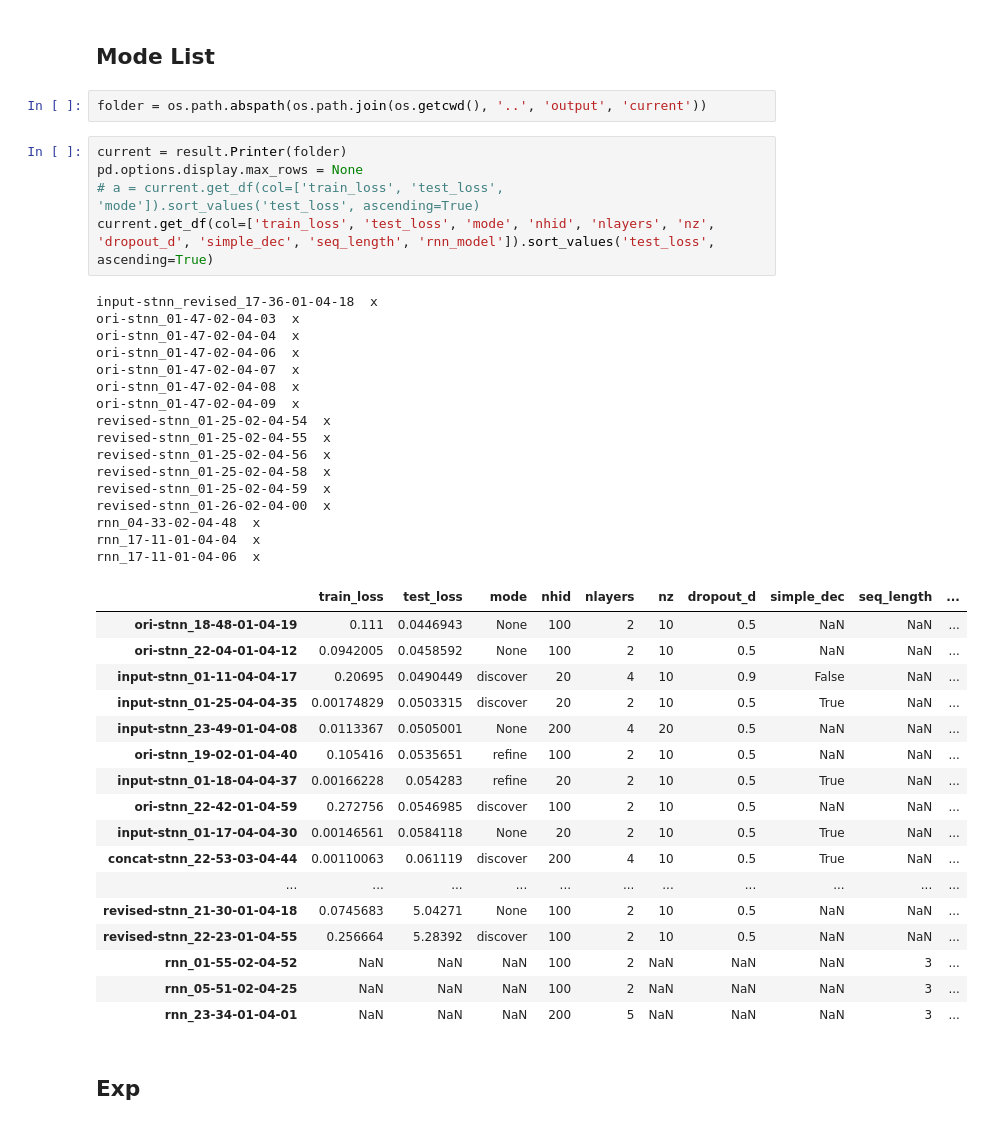
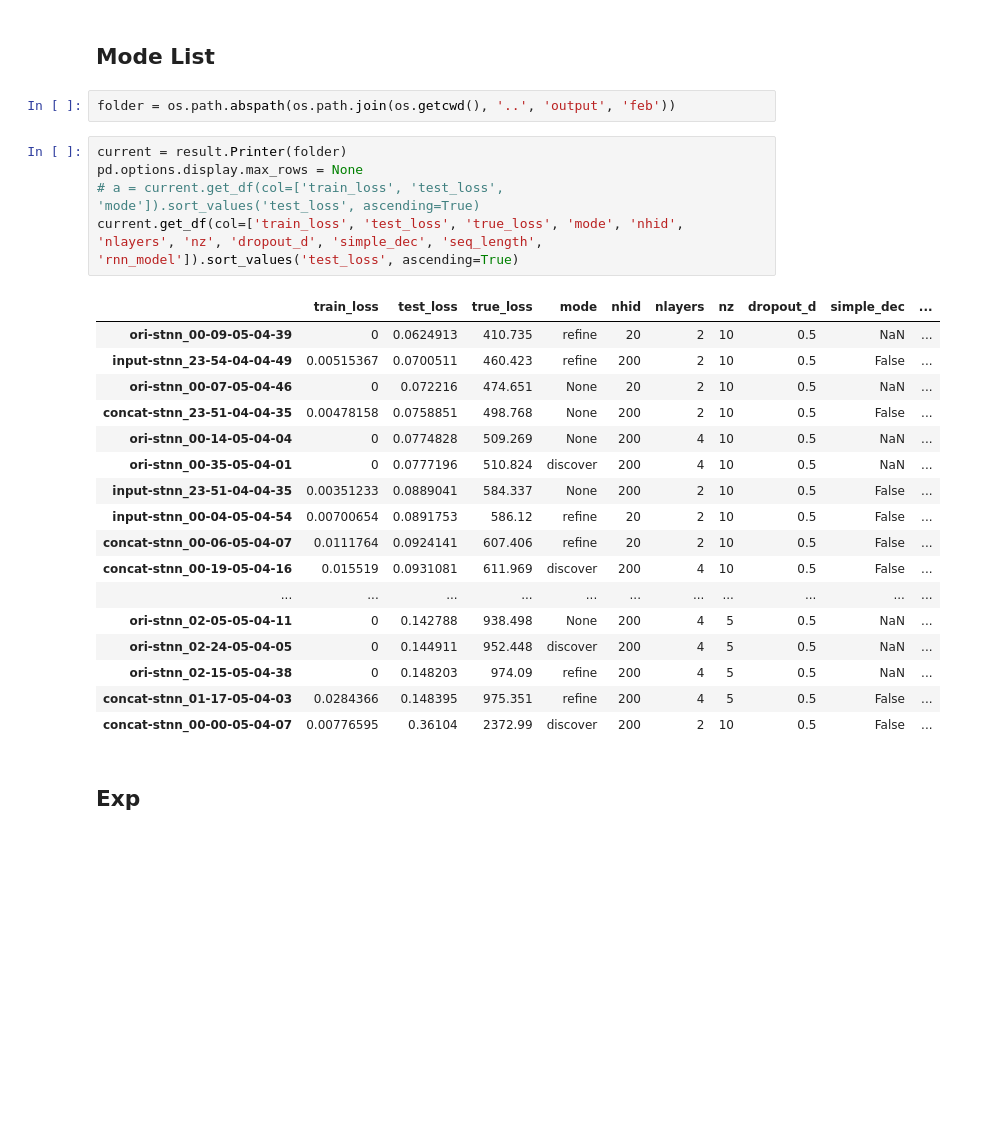
Before and after one commit to wtding1998/RNN_nCov, a Jupyter notebook: disease_analysis.ipynb, the cells around one changed output. Cells and saved outputs as stored; diff of their text form; blank space fills up the shorter version.

```diff
--- a/disease_analysis.ipynb
+++ b/disease_analysis.ipynb
@@ -35,46 +35,30 @@ plt.colorbar()
 # %% [markdown]
 ## Mode List
 # %%
-folder = os.path.abspath(os.path.join(os.getcwd(), '..', 'output', 'current'))
+folder = os.path.abspath(os.path.join(os.getcwd(), '..', 'output', 'feb'))
 # %%
 current = result.Printer(folder)
 pd.options.display.max_rows = None
 # a = current.get_df(col=['train_loss', 'test_loss', 'mode']).sort_values('test_loss', ascending=True)
-current.get_df(col=['train_loss', 'test_loss', 'mode', 'nhid', 'nlayers', 'nz', 'dropout_d', 'simple_dec', 'seq_length', 'rnn_model']).sort_values('test_loss', ascending=True)
+current.get_df(col=['train_loss', 'test_loss', 'true_loss', 'mode', 'nhid', 'nlayers', 'nz', 'dropout_d', 'simple_dec', 'seq_length', 'rnn_model']).sort_values('test_loss', ascending=True)
 # %% [output]
-input-stnn_revised_17-36-01-04-18  x
-ori-stnn_01-47-02-04-03  x
-ori-stnn_01-47-02-04-04  x
-ori-stnn_01-47-02-04-06  x
-ori-stnn_01-47-02-04-07  x
-ori-stnn_01-47-02-04-08  x
-ori-stnn_01-47-02-04-09  x
-revised-stnn_01-25-02-04-54  x
-revised-stnn_01-25-02-04-55  x
-revised-stnn_01-25-02-04-56  x
-revised-stnn_01-25-02-04-58  x
-revised-stnn_01-25-02-04-59  x
-revised-stnn_01-26-02-04-00  x
-rnn_04-33-02-04-48  x
-rnn_17-11-01-04-04  x
-rnn_17-11-01-04-06  x
-|  | train_loss | test_loss | mode | nhid | nlayers | nz | dropout_d | simple_dec | seq_length | ... |
-| ori-stnn_18-48-01-04-19 | 0.111 | 0.0446943 | None | 100 | 2 | 10 | 0.5 | NaN | NaN | ... |
-| ori-stnn_22-04-01-04-12 | 0.0942005 | 0.0458592 | None | 100 | 2 | 10 | 0.5 | NaN | NaN | ... |
-| input-stnn_01-11-04-04-17 | 0.20695 | 0.0490449 | discover | 20 | 4 | 10 | 0.9 | False | NaN | ... |
-| input-stnn_01-25-04-04-35 | 0.00174829 | 0.0503315 | discover | 20 | 2 | 10 | 0.5 | True | NaN | ... |
-| input-stnn_23-49-01-04-08 | 0.0113367 | 0.0505001 | None | 200 | 4 | 20 | 0.5 | NaN | NaN | ... |
-| ori-stnn_19-02-01-04-40 | 0.105416 | 0.0535651 | refine | 100 | 2 | 10 | 0.5 | NaN | NaN | ... |
-| input-stnn_01-18-04-04-37 | 0.00166228 | 0.054283 | refine | 20 | 2 | 10 | 0.5 | True | NaN | ... |
-| ori-stnn_22-42-01-04-59 | 0.272756 | 0.0546985 | discover | 100 | 2 | 10 | 0.5 | NaN | NaN | ... |
-| input-stnn_01-17-04-04-30 | 0.00146561 | 0.0584118 | None | 20 | 2 | 10 | 0.5 | True | NaN | ... |
-| concat-stnn_22-53-03-04-44 | 0.00110063 | 0.061119 | discover | 200 | 4 | 10 | 0.5 | True | NaN | ... |
+|  | train_loss | test_loss | true_loss | mode | nhid | nlayers | nz | dropout_d | simple_dec | ... |
+| ori-stnn_00-09-05-04-39 | 0 | 0.0624913 | 410.735 | refine | 20 | 2 | 10 | 0.5 | NaN | ... |
+| input-stnn_23-54-04-04-49 | 0.00515367 | 0.0700511 | 460.423 | refine | 200 | 2 | 10 | 0.5 | False | ... |
+| ori-stnn_00-07-05-04-46 | 0 | 0.072216 | 474.651 | None | 20 | 2 | 10 | 0.5 | NaN | ... |
+| concat-stnn_23-51-04-04-35 | 0.00478158 | 0.0758851 | 498.768 | None | 200 | 2 | 10 | 0.5 | False | ... |
+| ori-stnn_00-14-05-04-04 | 0 | 0.0774828 | 509.269 | None | 200 | 4 | 10 | 0.5 | NaN | ... |
+| ori-stnn_00-35-05-04-01 | 0 | 0.0777196 | 510.824 | discover | 200 | 4 | 10 | 0.5 | NaN | ... |
+| input-stnn_23-51-04-04-35 | 0.00351233 | 0.0889041 | 584.337 | None | 200 | 2 | 10 | 0.5 | False | ... |
+| input-stnn_00-04-05-04-54 | 0.00700654 | 0.0891753 | 586.12 | refine | 20 | 2 | 10 | 0.5 | False | ... |
+| concat-stnn_00-06-05-04-07 | 0.0111764 | 0.0924141 | 607.406 | refine | 20 | 2 | 10 | 0.5 | False | ... |
+| concat-stnn_00-19-05-04-16 | 0.015519 | 0.0931081 | 611.969 | discover | 200 | 4 | 10 | 0.5 | False | ... |
 | ... | ... | ... | ... | ... | ... | ... | ... | ... | ... | ... |
-| revised-stnn_21-30-01-04-18 | 0.0745683 | 5.04271 | None | 100 | 2 | 10 | 0.5 | NaN | NaN | ... |
-| revised-stnn_22-23-01-04-55 | 0.256664 | 5.28392 | discover | 100 | 2 | 10 | 0.5 | NaN | NaN | ... |
-| rnn_01-55-02-04-52 | NaN | NaN | NaN | 100 | 2 | NaN | NaN | NaN | 3 | ... |
-| rnn_05-51-02-04-25 | NaN | NaN | NaN | 100 | 2 | NaN | NaN | NaN | 3 | ... |
-| rnn_23-34-01-04-01 | NaN | NaN | NaN | 200 | 5 | NaN | NaN | NaN | 3 | ... |
+| ori-stnn_02-05-05-04-11 | 0 | 0.142788 | 938.498 | None | 200 | 4 | 5 | 0.5 | NaN | ... |
+| ori-stnn_02-24-05-04-05 | 0 | 0.144911 | 952.448 | discover | 200 | 4 | 5 | 0.5 | NaN | ... |
+| ori-stnn_02-15-05-04-38 | 0 | 0.148203 | 974.09 | refine | 200 | 4 | 5 | 0.5 | NaN | ... |
+| concat-stnn_01-17-05-04-03 | 0.0284366 | 0.148395 | 975.351 | refine | 200 | 4 | 5 | 0.5 | False | ... |
+| concat-stnn_00-00-05-04-07 | 0.00776595 | 0.36104 | 2372.99 | discover | 200 | 2 | 10 | 0.5 | False | ... |
 # %% [markdown]
 ## Exp
 # %%
```
Also changed, not shown: 1 other file.
